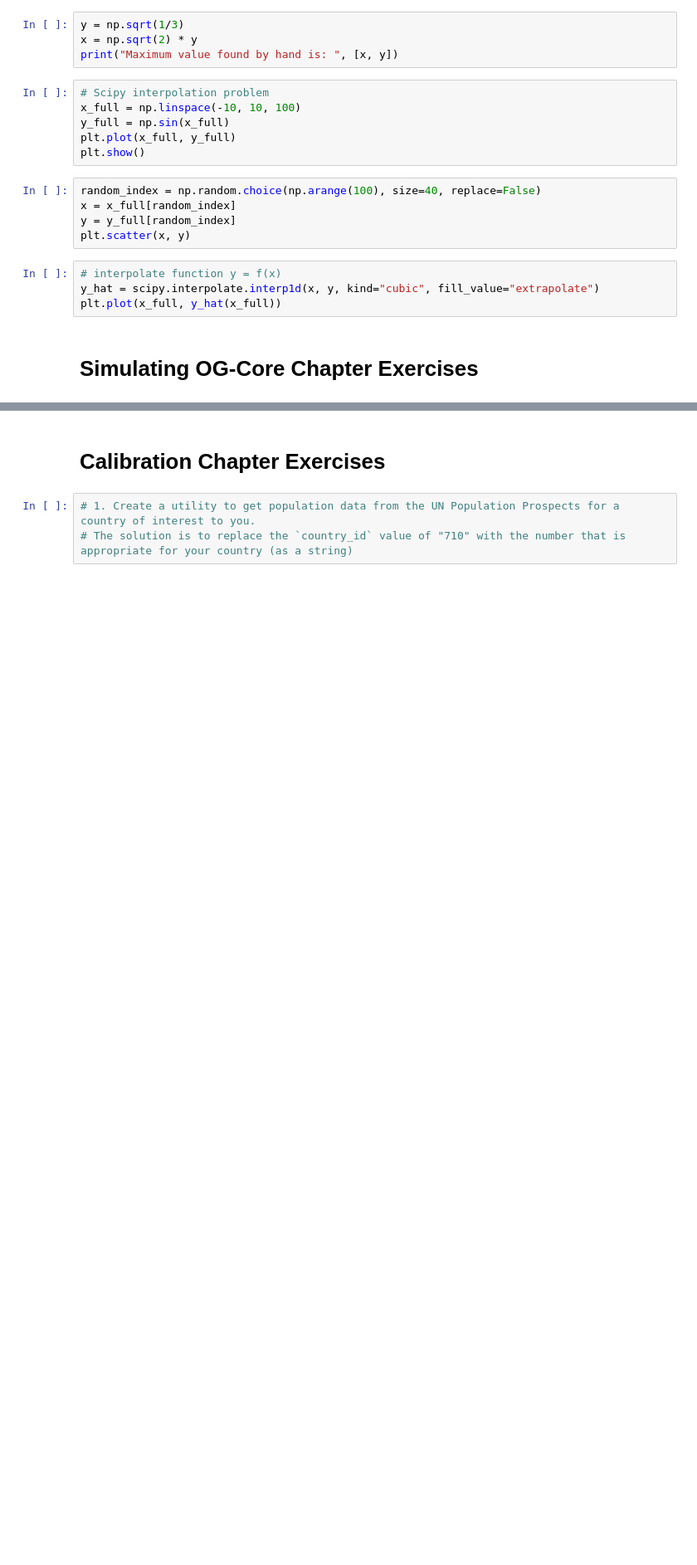
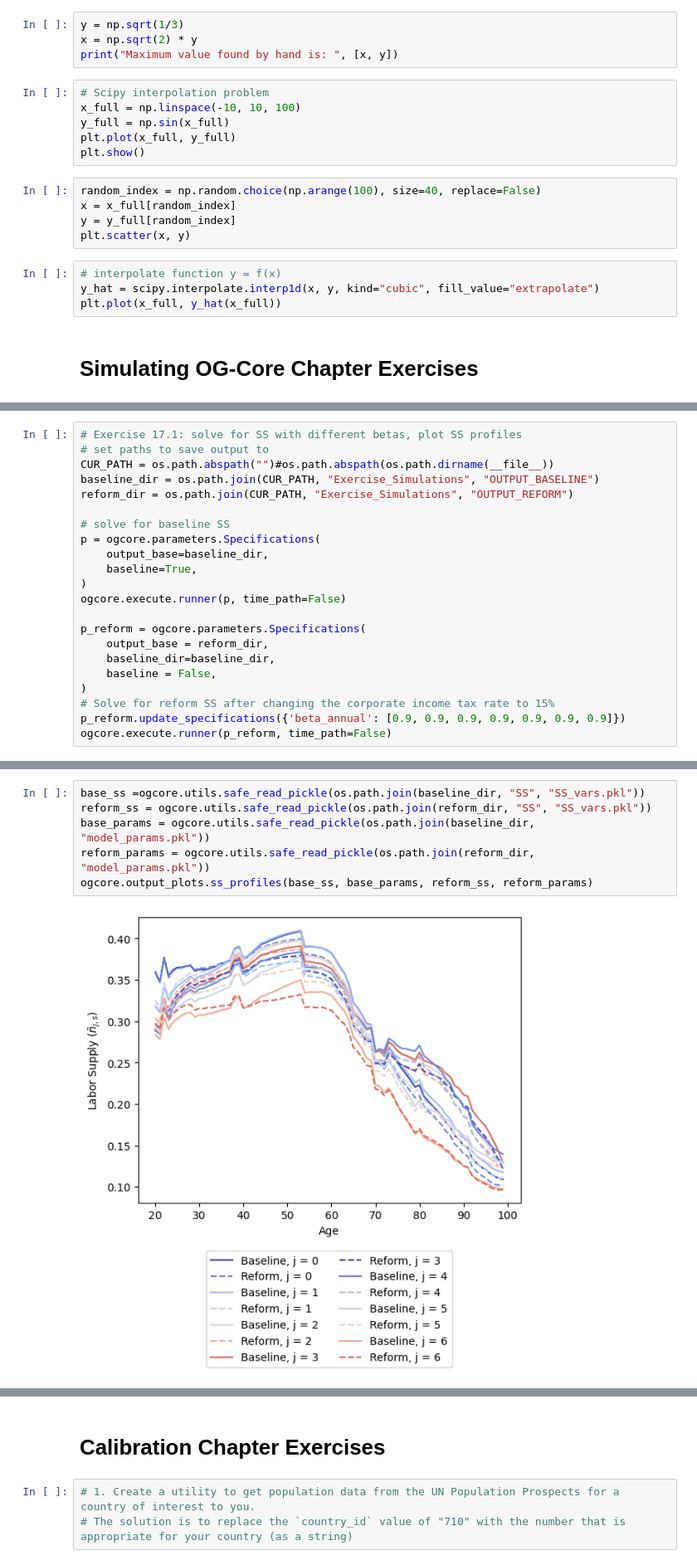
Before and after one commit to jdebacker/UN-OG-Training, a Jupyter notebook: code/Exercise_Solutions.ipynb, the cells around one changed output, grey strips where cells are left out. Shown at 83% size. Cells and saved outputs as stored; diff of their text form; blank space fills up the shorter version.

```diff
--- a/code/Exercise_Solutions.ipynb
+++ b/code/Exercise_Solutions.ipynb
@@ -385,0 +407,22 @@ print(macro_table)
+# %%
+# Exercise 17.1: solve for SS with different betas, plot SS profiles
+# set paths to save output to
+CUR_PATH = os.path.abspath("")#os.path.abspath(os.path.dirname(__file__))
+baseline_dir = os.path.join(CUR_PATH, "Exercise_Simulations", "OUTPUT_BASELINE")
+reform_dir = os.path.join(CUR_PATH, "Exercise_Simulations", "OUTPUT_REFORM")
+
+# solve for baseline SS
+p = ogcore.parameters.Specifications(
+    output_base=baseline_dir,
+    baseline=True,
+)
+ogcore.execute.runner(p, time_path=False)
+
+p_reform = ogcore.parameters.Specifications(
+    output_base = reform_dir,
+    baseline_dir=baseline_dir,
+    baseline = False,
+)
+# Solve for reform SS after changing the corporate income tax rate to 15%
+p_reform.update_specifications({'beta_annual': [0.9, 0.9, 0.9, 0.9, 0.9, 0.9, 0.9]})
+ogcore.execute.runner(p_reform, time_path=False)
@@ -385,0 +448,8 @@ print(macro_table)
+# %%
+base_ss =ogcore.utils.safe_read_pickle(os.path.join(baseline_dir, "SS", "SS_vars.pkl"))
+reform_ss = ogcore.utils.safe_read_pickle(os.path.join(reform_dir, "SS", "SS_vars.pkl"))
+base_params = ogcore.utils.safe_read_pickle(os.path.join(baseline_dir, "model_params.pkl"))
+reform_params = ogcore.utils.safe_read_pickle(os.path.join(reform_dir, "model_params.pkl"))
+ogcore.output_plots.ss_profiles(base_ss, base_params, reform_ss, reform_params)
+# %% [output]
+[figure, added]
```
Also changed, not shown: parts of 23 cells of this notebook.
